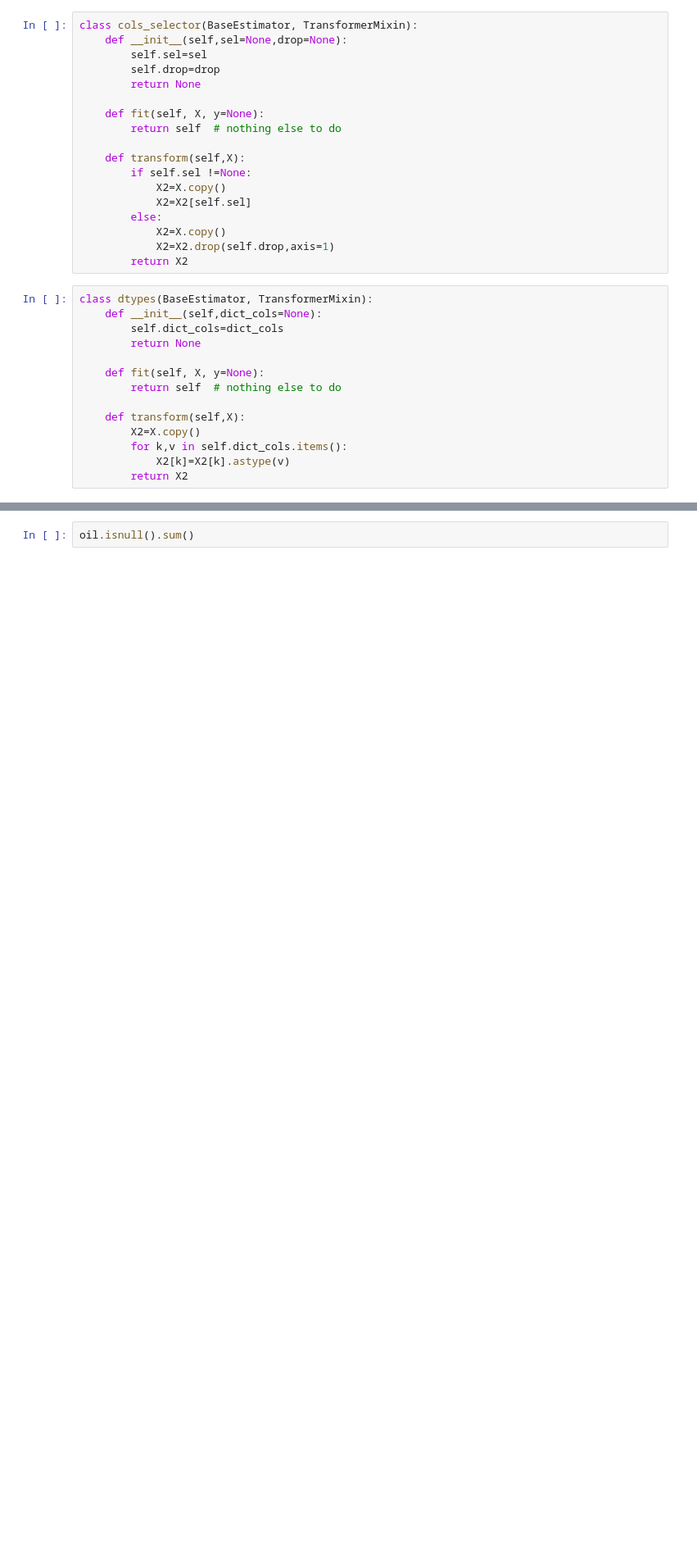
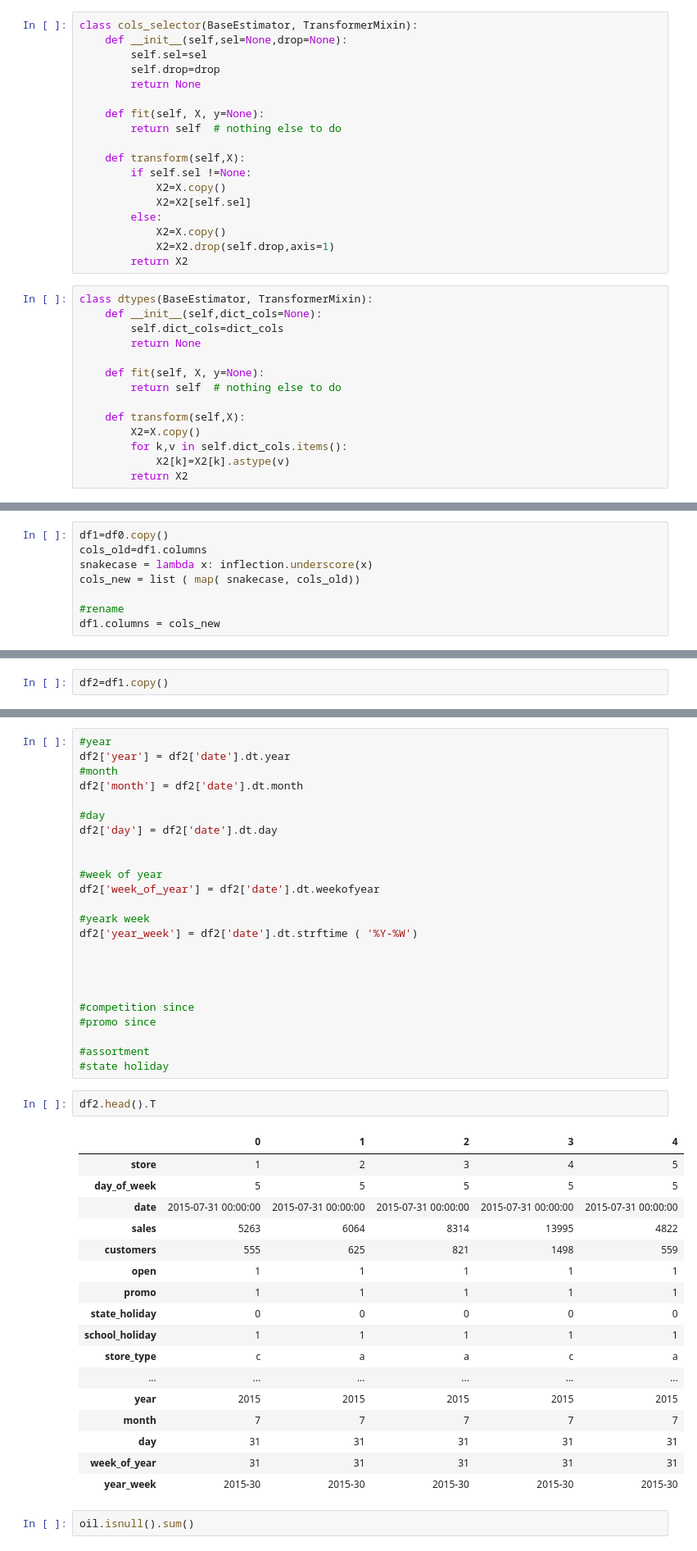
Before and after one commit to ViniciusKos/forecast_sales, a Jupyter notebook: forecast_sales.ipynb, the cells around one changed output, grey strips where cells are left out. Shown: that part at 82% size. Cells and saved outputs as stored; diff of their text form; blank space fills up the shorter version.

```diff
--- a/forecast_sales.ipynb
+++ b/forecast_sales.ipynb
@@ -154,0 +131,8 @@ max     110.620000
+# %%
+df1=df0.copy()
+cols_old=df1.columns
+snakecase = lambda x: inflection.underscore(x)
+cols_new = list ( map( snakecase, cols_old))
+
+#rename
+df1.columns = cols_new
@@ -154,0 +403,2 @@ max     110.620000
+# %%
+df2=df1.copy()
@@ -155,3 +407,47 @@ max     110.620000
+# %%
+#year
+df2['year'] = df2['date'].dt.year
+#month
+df2['month'] = df2['date'].dt.month
+
+#day
+df2['day'] = df2['date'].dt.day
+
+
+#week of year
+df2['week_of_year'] = df2['date'].dt.weekofyear
+
+#yeark week
+df2['year_week'] = df2['date'].dt.strftime ( '%Y-%W')
+
+
+
+
+#competition since
+#promo since
+
+#assortment
+#state holiday
+# %%
+df2.head().T
+# %% [output]
+|  | 0 | 1 | 2 | 3 | 4 |
+| store | 1 | 2 | 3 | 4 | 5 |
+| day_of_week | 5 | 5 | 5 | 5 | 5 |
+| date | 2015-07-31 00:00:00 | 2015-07-31 00:00:00 | 2015-07-31 00:00:00 | 2015-07-31 00:00:00 | 2015-07-31 00:00:00 |
+| sales | 5263 | 6064 | 8314 | 13995 | 4822 |
+| customers | 555 | 625 | 821 | 1498 | 559 |
+| open | 1 | 1 | 1 | 1 | 1 |
+| promo | 1 | 1 | 1 | 1 | 1 |
+| state_holiday | 0 | 0 | 0 | 0 | 0 |
+| school_holiday | 1 | 1 | 1 | 1 | 1 |
+| store_type | c | a | a | c | a |
+| ... | ... | ... | ... | ... | ... |
+| year | 2015 | 2015 | 2015 | 2015 | 2015 |
+| month | 7 | 7 | 7 | 7 | 7 |
+| day | 31 | 31 | 31 | 31 | 31 |
+| week_of_year | 31 | 31 | 31 | 31 | 31 |
+| year_week | 2015-30 | 2015-30 | 2015-30 | 2015-30 | 2015-30 |
 # %%
 oil.isnull().sum()
 # %% [output]
```
Also changed, not shown: parts of 64 cells of this notebook, 11 other files.
